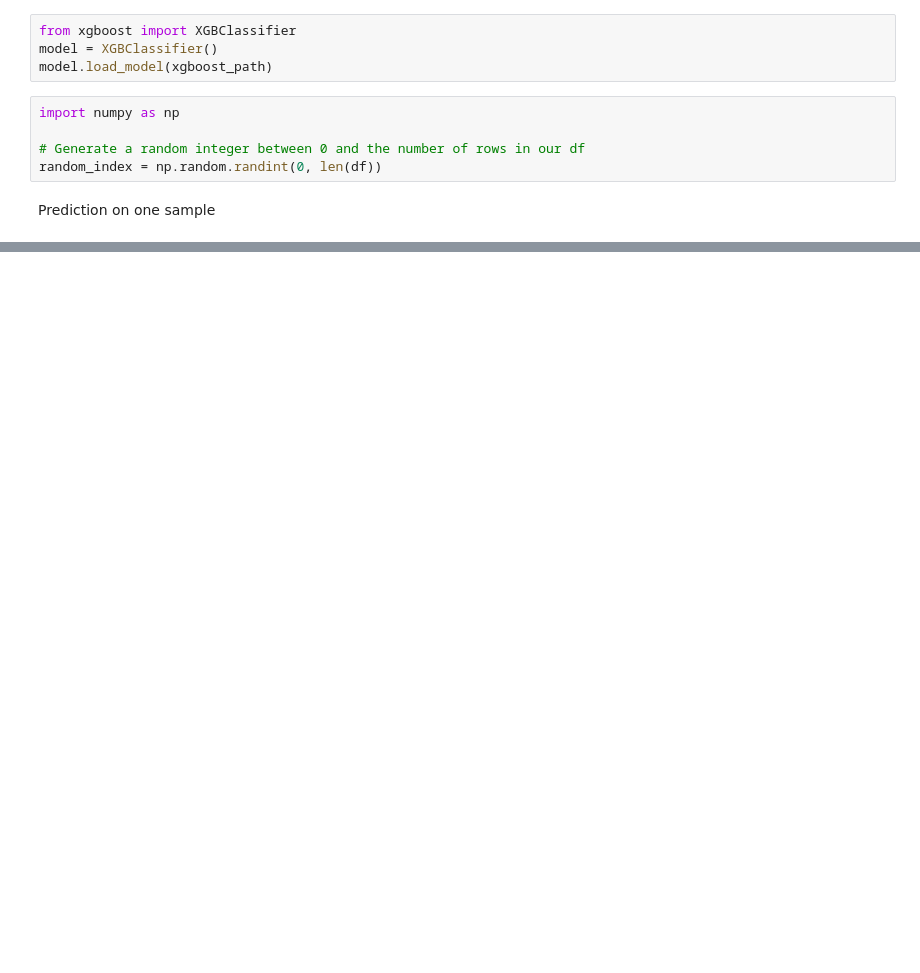
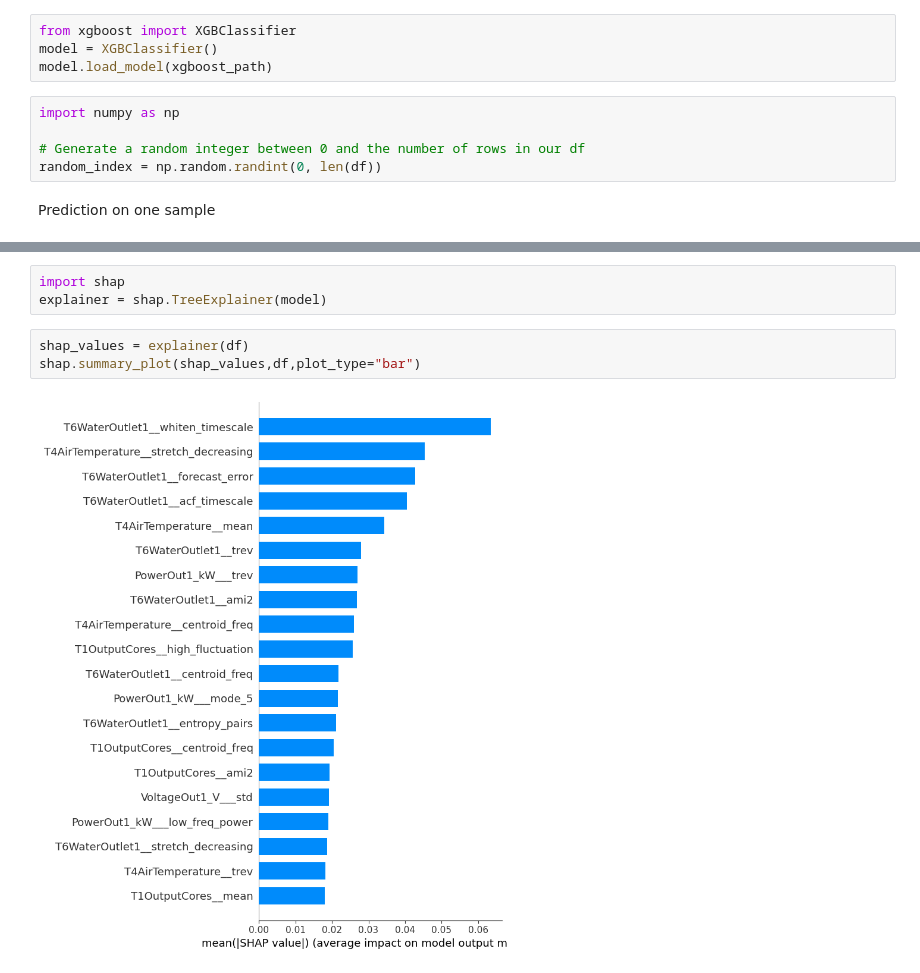
Before and after one commit to dg7s/xgboost_ai, a Jupyter notebook: main.notebook.ipynb, the cells around one changed output, grey strips where cells are left out. Drawn from its saved outputs; the diff is of its cells as text; blank space fills up the shorter version.

Commit message:
shap

```diff
--- a/main.notebook.ipynb
+++ b/main.notebook.ipynb
@@ -50,0 +93,8 @@ print(y)
+# %%
+import shap
+explainer = shap.TreeExplainer(model)
+# %%
+shap_values = explainer(df)
+shap.summary_plot(shap_values,df,plot_type="bar")
+# %% [output]
+[figure, added]
```
Also changed, not shown: parts of 6 cells of this notebook.
